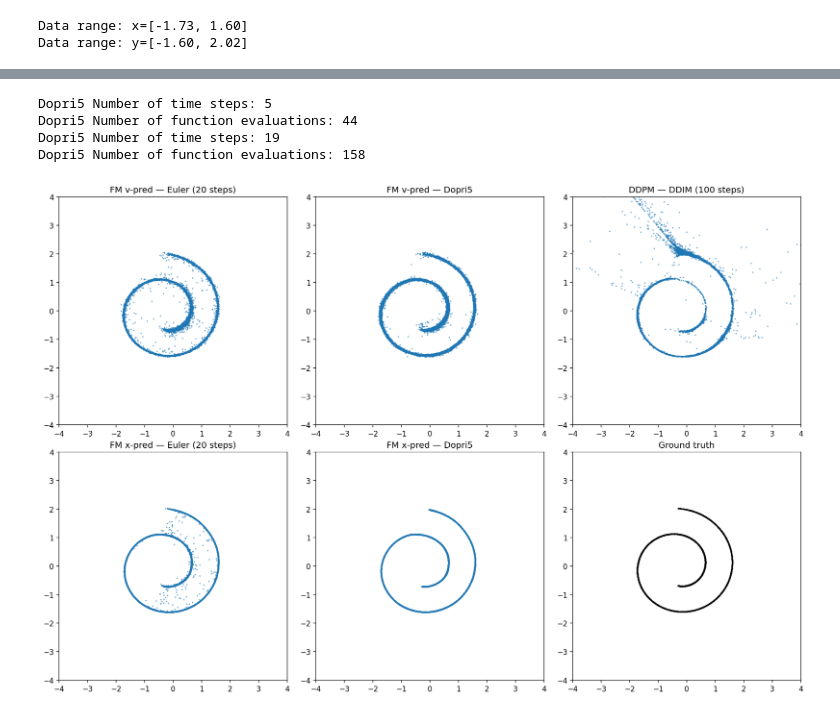
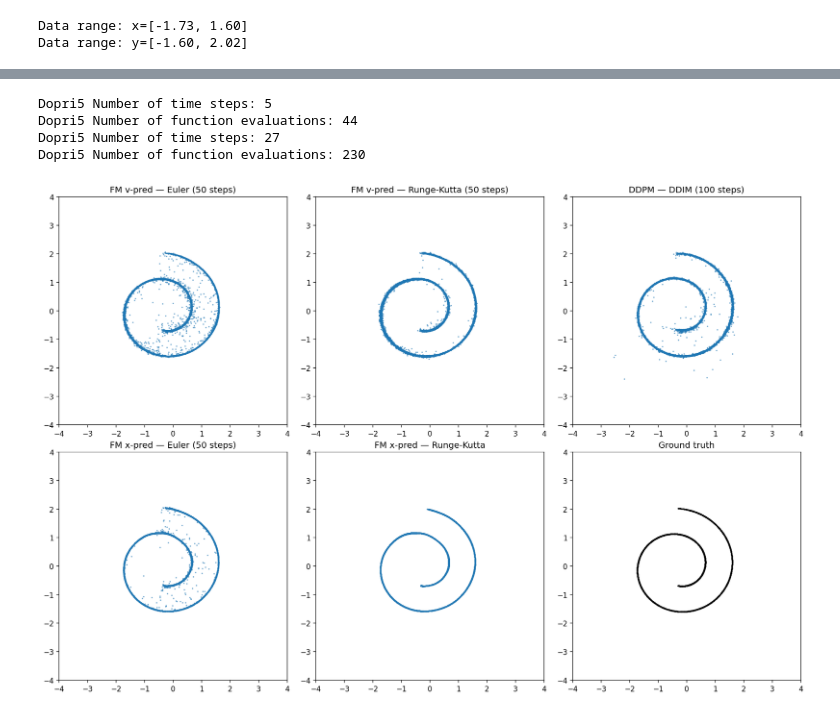
Before and after one commit to etienne87/diffusion_tutorials, a Jupyter notebook: notebooks/flow_matching.ipynb, the cells around one changed output, grey strips where cells are left out. Saved outputs shown, nothing was run; the diff lists cells and outputs as text; code cells hidden in the pictures.

```diff
--- a/notebooks/flow_matching.ipynb
+++ b/notebooks/flow_matching.ipynb
@@ -37,7 +37,8 @@ from numpy.lib.stride_tricks import sliding_window_view
 
 def sample_t(batch_size, eps=0.05):
     """Sample t between eps and 1-eps."""
-    return torch.rand(batch_size)[:,None] / (1-eps) + eps
+    # return torch.rand(batch_size)[:,None] / (1-eps) + eps
+    return (torch.rand(batch_size)[:, None] * (1 - 2*eps)) + eps
 
 
 def train_step_fm(x, net, optimizer):
@@ -45,7 +46,7 @@ def train_step_fm(x, net, optimizer):
     The path from noise to data is a straight line, so the target
     velocity is simply v = e - x (constant along the path).
     """
-    t = sample_t(len(x)).to(x.device)
+    t = sample_t(len(x), eps=0).to(x.device)
     e = torch.randn_like(x)
     # Convention: t=0 -> z=x (data), t=1 -> z=e (noise)
     z = (1-t) * x + t * e
@@ -128,7 +129,7 @@ _kw = dict(data=train_set, niter=niter, lr=1e-3, ckpt_dir=ckpt_dir,
 
 model_v_pred = TinyMLP(2, 32, time_dim=time_dim, x_prediction=False)
 model_x_pred = TinyMLP(2, 32, time_dim=time_dim, x_prediction=True)
-model_ddpm   = TinyMLP(2, 64, time_dim=64,        x_prediction=False)
+model_ddpm   = TinyMLP(2, 32, time_dim=32,        x_prediction=False)
 
 losses_v_pred = load_or_train(model_v_pred, "flow_matching_vpred", train_step_fm,       **_kw)
 losses_x_pred = load_or_train(model_x_pred, "flow_matching_xpred", train_step_fm_xpred, **_kw)
@@ -185,7 +186,7 @@ def generate_samples_ode(model, n_samples=1000, method='RK45', rtol=1e-2, atol=1
     z0 = torch.randn(n_samples, 2).to(device)
     model.eval()
 
-    t_span = [1.0, 0.0001]
+    t_span = [1.0, 0.00001]
     t_eval = np.linspace(t_span[0], t_span[1], n_eval) if return_trajectories else None
 
     with torch.no_grad():
@@ -255,51 +256,51 @@ def generate_samples_ddpm(model, betas, alphas_cumprod, n_samples=1000,
         return trajectories
     return x.cpu()
 
+n_steps_ddpm = 100
+n_steps_euler = 50
 
 samples_euler       = generate_samples_euler(model_v_pred, 10000, 20)
 samples_ode         = generate_samples_ode(model_v_pred, 10000)
 samples_euler_xpred = generate_samples_euler(model_x_pred, 10000, 20)
 samples_ode_xpred   = generate_samples_ode(model_x_pred, 10000)
-
-n_steps_ddpm = 100
 samples_ddpm        = generate_samples_ddpm(model_ddpm, _betas, _alphas_cumprod, 10000, n_steps=n_steps_ddpm)
 
 sc_kw = dict(alpha=0.5, s=1)
 gt = train_set.cpu().numpy()
 
 fig, axes = plt.subplots(2, 3, figsize=(15, 10), dpi=120)
 
 axes[0, 0].scatter(samples_euler[:, 0],       samples_euler[:, 1],       **sc_kw)
-axes[0, 0].set_title('FM v-pred — Euler (20 steps)')
+axes[0, 0].set_title(f'FM v-pred — Euler ({n_steps_euler} steps)')
 
 axes[0, 1].scatter(samples_ode[:, 0],         samples_ode[:, 1],         **sc_kw)
-axes[0, 1].set_title('FM v-pred — Dopri5')
+axes[0, 1].set_title(f'FM v-pred — Runge-Kutta ({n_steps_euler} steps)')
 
 axes[0, 2].scatter(samples_ddpm[:, 0],        samples_ddpm[:, 1],        **sc_kw)
-axes[0, 2].set_title('DDPM — DDIM (100 steps)')
+axes[0, 2].set_title(f'DDPM — DDIM ({n_steps_ddpm} steps)')
 
 axes[1, 0].scatter(samples_euler_xpred[:, 0], samples_euler_xpred[:, 1], **sc_kw)
-axes[1, 0].set_title('FM x-pred — Euler (20 steps)')
+axes[1, 0].set_title(f'FM x-pred — Euler ({n_steps_euler} steps)')
 
 axes[1, 1].scatter(samples_ode_xpred[:, 0],   samples_ode_xpred[:, 1],   **sc_kw)
-axes[1, 1].set_title('FM x-pred — Dopri5')
+axes[1, 1].set_title('FM x-pred — Runge-Kutta')
 
 axes[1, 2].scatter(gt[:, 0], gt[:, 1], c='black', s=1, alpha=0.3)
 axes[1, 2].set_title('Ground truth')
 
 for ax in axes.flat:
     ax.set_aspect('equal')
     ax.set_xlim(-4, 4)
     ax.set_ylim(-4, 4)
 
 plt.tight_layout()
 plt.show()
 # %% [output]
 Dopri5 Number of time steps: 5
 Dopri5 Number of function evaluations: 44
-Dopri5 Number of time steps: 19
-Dopri5 Number of function evaluations: 158
+Dopri5 Number of time steps: 27
+Dopri5 Number of function evaluations: 230
-[figure, old version]
+[figure, new version]
 # %%
 from matplotlib.collections import LineCollection
 
```
Also changed, not shown: parts of 2 cells of this notebook, 3 other files.
